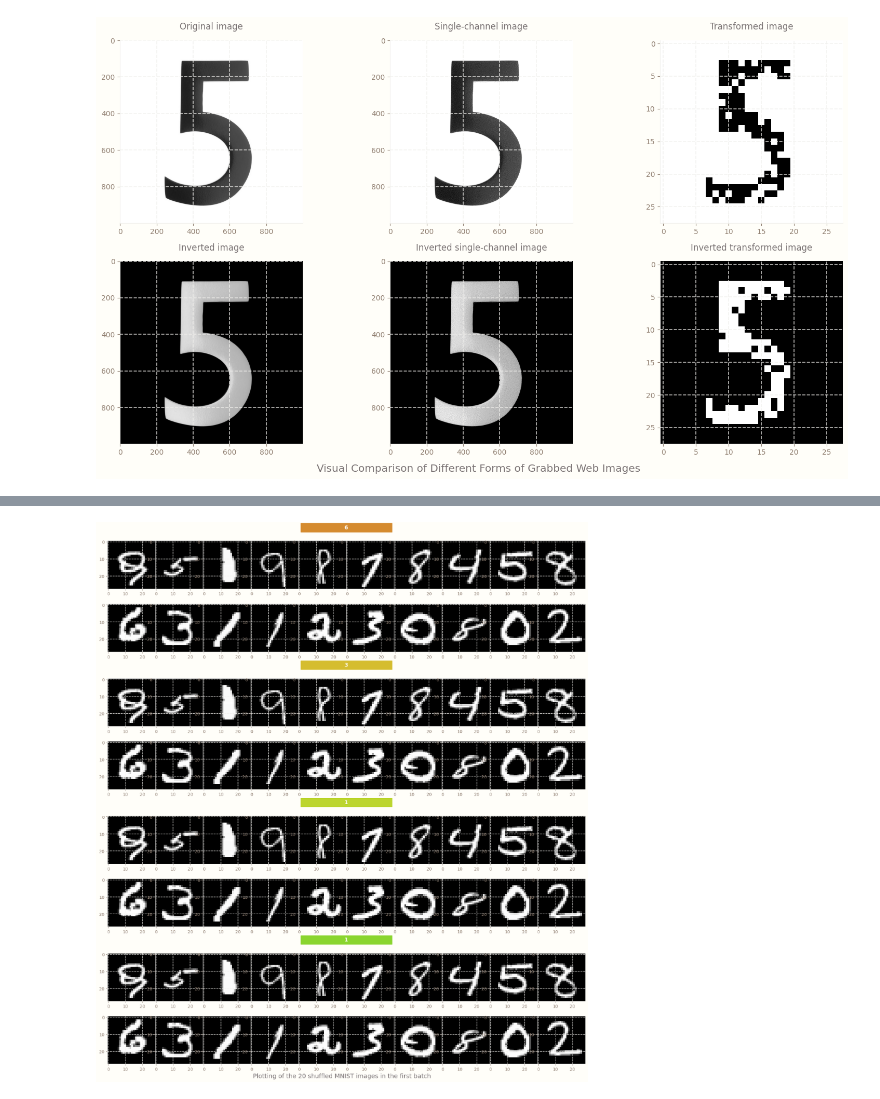
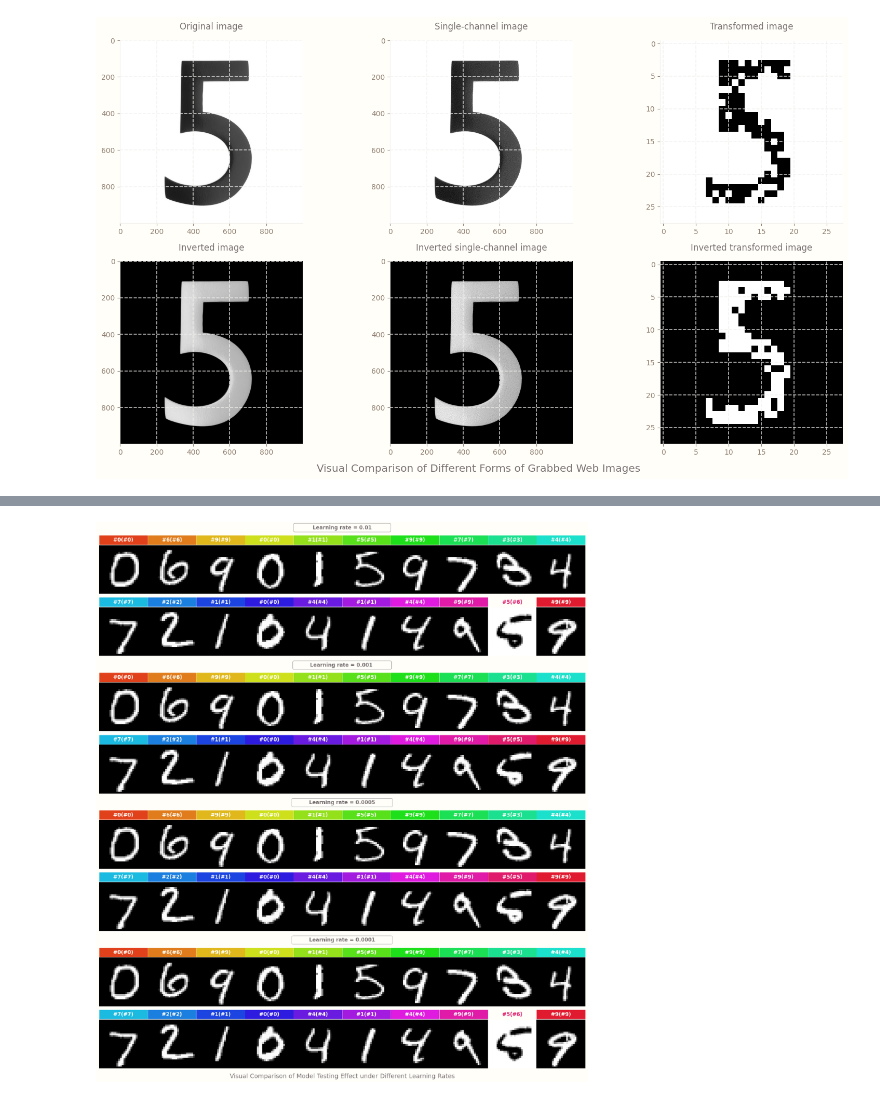
Before and after one commit to RaphaelZH/OpenCV_Program_EN, a Jupyter notebook: PyTorch for Deep Learning and Computer Vision/Notebooks/5 - Image Recognition - PyTorch.ipynb, the cells around one changed output, grey strips where cells are left out. Drawn from its saved outputs; the diff is of its cells as text; code cells hidden in the pictures.

```diff
--- a/PyTorch for Deep Learning and Computer Vision/Notebooks/5 - Image Recognition - PyTorch.ipynb
+++ b/PyTorch for Deep Learning and Computer Vision/Notebooks/5 - Image Recognition - PyTorch.ipynb
@@ -892,8 +893,6 @@ plt.rcParams["figure.figsize"] = (figure_size[0], figure_size[1])
 
 fig, axs = plt.subplots(2, 2, sharex=True)
 
-lr_list = [0.01, 0.001, 0.0005, 0.0001]
-
 for i in range(2):
     for j in range(2):
         model = Classifier(784, 125, 65, 10)
@@ -929,7 +928,7 @@ for ax, lr in zip(axs.flat, lr_list):
     ax.set(ylabel="training accuracy")
     ax.set_title("Learning rate = {}".format(lr), loc="center", pad=15)
 
-fig.suptitle("Visual Comparison of Model Training at Different Learning Rates",
+fig.suptitle("Visual Comparison of Model Testing at Different Learning Rates",
              fontsize="x-large",
              x=0.5,
              y=0)
@@ -1087,59 +1086,55 @@ Classification model testing for the web grabbed image
     +----------------------+--------------------------------------+
 # %%
 colors = calm_color_generator(20)
-fig = plt.figure(figsize=(figure_size[0], figure_size[1] / 2 * 4),
+fig = plt.figure(figsize=(figure_size[0], figure_size[1] * 2),
                  constrained_layout=True)
-gs_1 = gridspec.GridSpec(nrows=4, ncols=1, figure=fig, wspace=.08, hspace=None)
-gs_2 = gridspec.GridSpec(
-    nrows=2,
-    ncols=10,
-    #figure=fig,
-    wspace=.08,
-    hspace=None)
 
-dataiter = iter(training_loader)
+gs = gridspec.GridSpec(nrows=4, ncols=1, figure=fig, wspace=.08, hspace=None)
+
+bbox_props = dict(boxstyle="round",
+                  fc=plt.rcParams["axes.facecolor"],
+                  ec="0.5",
+                  alpha=0.67)
+
+dataiter = iter(validation_loader)
 images, labels = next(dataiter)
+images_ = images.view(images.shape[0], -1)
 
-for idx in np.arange(4):
-    ax = fig.add_subplot(gs_1[idx], xticks=[], yticks=[], frameon=False)
-    spaces = " " * 24
-    ax.set_title("{}{}{}".format(spaces, str(labels[idx].item()), spaces),
+for idx, lr in zip(np.arange(4), lr_list):
+    model = Classifier(784, 125, 65, 10)
+    validation_iterations(epochs=epochs, lr=lr)
+    outputs = model(images_)
+    _, preds = torch.max(outputs, 1)
+    title = "Learning rate = {}".format(lr).center(40, " ")
+    ax = fig.add_subplot(gs[idx], xticks=[], yticks=[], frameon=False)
+    ax.set_title(title,
+                 y=1.05,
                  loc="center",
                  pad=0,
-                 backgroundcolor=colors[idx],
-                 color=plt.rcParams["axes.facecolor"],
-                 fontweight="heavy")
+                 fontweight="heavy",
+                 bbox=bbox_props)
 
     for k in range(20):
-        exec(
-            f"axins{k} = ax.inset_axes([0.1 * (k % 10), 0.5 * (k // 10), 0.1, 0.45])"
-        )
-        #exec(f"axins{k}.set(xticks=[], yticks=[], frame_on=False)")
-        exec(f"axins{k}.imshow(im_convert(images[(k)]))")
+        spaces = " " * 7
+        exec(f"axins{k} = ax.inset_axes(\
+            [0.1 * (k % 10), 0.5 * (k // 10), 0.1, 0.45])")
+        exec(f"axins{k}.set(xticks=[], yticks=[], frame_on=False)")
+        exec(f"axins{k}.imshow(im_convert(images[(k)])) \
+            if preds[k] == labels[k] else axins{k}.imshow(\
+            image_to_scalar_data(images[(k)]), cmap=\"binary\")")
+        exec(f"axins{k}.set_title\
+        (\"{spaces}#{str(labels[k].item())}(#{str(preds[k].item())}){spaces}\", \
+        y=1.025, loc=\"center\", color=(plt.rcParams[\"axes.facecolor\"]\
+        if preds[k] == labels[k] else colors[k]),\
+        backgroundcolor=(colors[k] if preds[k] == labels[k] else\
+        plt.rcParams[\"axes.facecolor\"]), fontweight=\"bold\")")
 
-    #axins1 = inset_axes(ax, width="50%", height="100%", loc=2, borderpad=0)
-    #axins1.set(xticks=[], yticks=[], frame_on=False)
-    #plt.imshow(im_convert(images[idx]))
-    #axins1.set_xlabel("[verso]",
-    #                  loc="left",
-    #                  labelpad=5,
-    #                  color=colors[idx],
-    #                  fontweight="bold")
-
-    #axins2 = inset_axes(ax, width="50%", height="100%", loc=1, borderpad=0)
-    #axins2.set(xticks=[], yticks=[], frame_on=False)
-    #plt.imshow(image_to_scalar_data(images[idx]), cmap="binary")
-    #axins2.set_xlabel("[recto]",
-    #                  loc="right",
-    #                  labelpad=5,
-    #                  color=colors[idx],
-    #                  fontweight="bold")
-
-fig.suptitle("Plotting of the 20 shuffled MNIST images in the first batch",
-             fontsize="x-large",
-             x=0.5,
-             y=0)
+fig.suptitle(
+    "Visual Comparison of Model Testing Effect under Different Learning Rates",
+    fontsize="x-large",
+    x=0.5,
+    y=0)
 
 plt.show()
 # %% [output]
-[figure, old version]
+[figure, new version]
```
Also changed, not shown: parts of 17 cells of this notebook.
